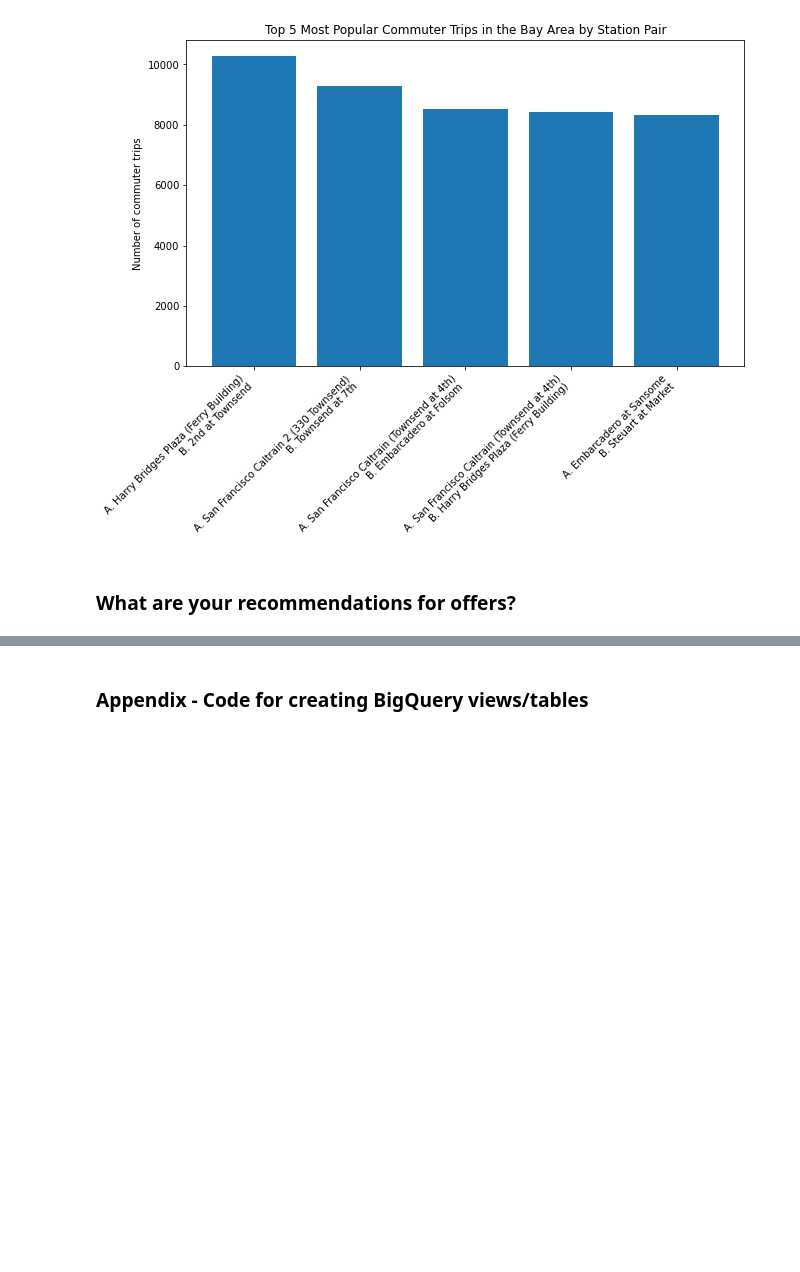
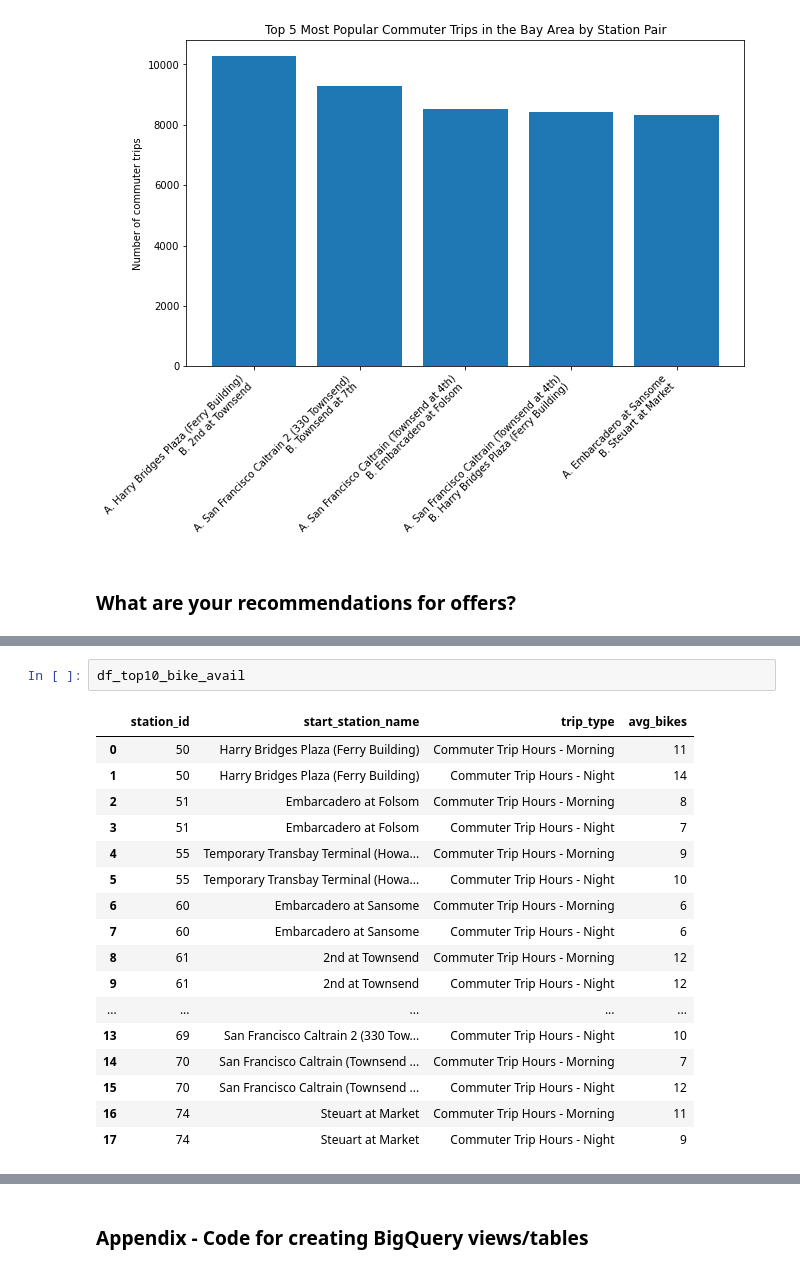
Before and after one commit to stemlock/Lyft_Bay_Wheels_Ridership_BigQuery_Analysis, a Jupyter notebook: Project_1.ipynb, the cells around one changed output, grey strips where cells are left out. Saved outputs shown, nothing was run; the diff lists cells and outputs as text; blank space fills up the shorter version.

```diff
--- a/Project_1.ipynb
+++ b/Project_1.ipynb
@@ -97,0 +135,20 @@ After the "commuter trips" were identified, this subset of trips was further exa
+# %%
+df_top10_bike_avail
+# %% [output]
+|  | station_id | start_station_name | trip_type | avg_bikes |
+| 0 | 50 | Harry Bridges Plaza (Ferry Building) | Commuter Trip Hours - Morning | 11 |
+| 1 | 50 | Harry Bridges Plaza (Ferry Building) | Commuter Trip Hours - Night | 14 |
+| 2 | 51 | Embarcadero at Folsom | Commuter Trip Hours - Morning | 8 |
+| 3 | 51 | Embarcadero at Folsom | Commuter Trip Hours - Night | 7 |
+| 4 | 55 | Temporary Transbay Terminal (Howa... | Commuter Trip Hours - Morning | 9 |
+| 5 | 55 | Temporary Transbay Terminal (Howa... | Commuter Trip Hours - Night | 10 |
+| 6 | 60 | Embarcadero at Sansome | Commuter Trip Hours - Morning | 6 |
+| 7 | 60 | Embarcadero at Sansome | Commuter Trip Hours - Night | 6 |
+| 8 | 61 | 2nd at Townsend | Commuter Trip Hours - Morning | 12 |
+| 9 | 61 | 2nd at Townsend | Commuter Trip Hours - Night | 12 |
+| ... | ... | ... | ... | ... |
+| 13 | 69 | San Francisco Caltrain 2 (330 Tow... | Commuter Trip Hours - Night | 10 |
+| 14 | 70 | San Francisco Caltrain (Townsend ... | Commuter Trip Hours - Morning | 7 |
+| 15 | 70 | San Francisco Caltrain (Townsend ... | Commuter Trip Hours - Night | 12 |
+| 16 | 74 | Steuart at Market | Commuter Trip Hours - Morning | 11 |
+| 17 | 74 | Steuart at Market | Commuter Trip Hours - Night | 9 |
```
Also changed, not shown: parts of 11 cells of this notebook, 1 other file.
